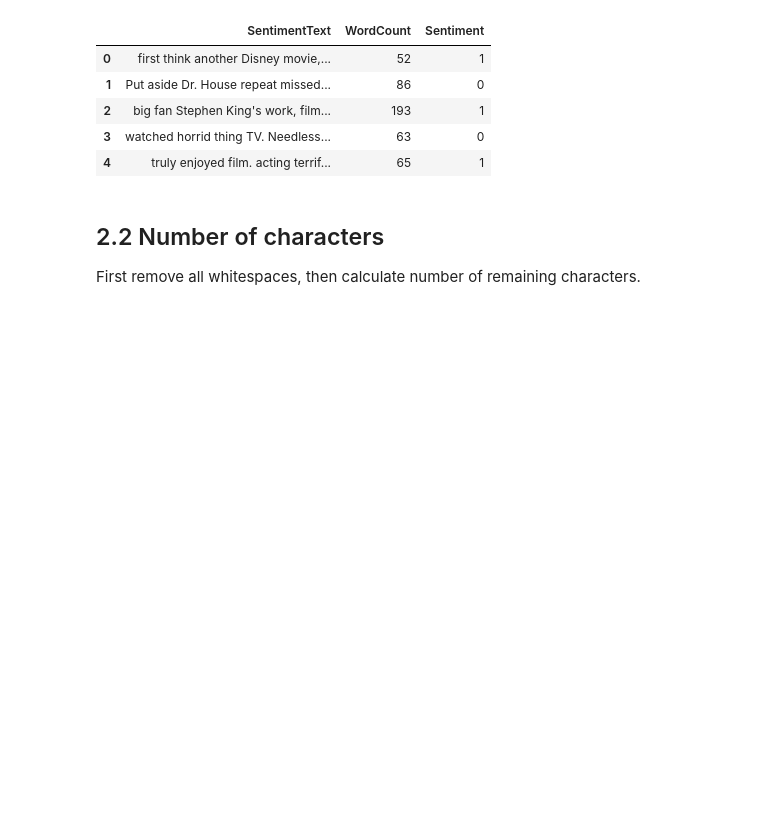
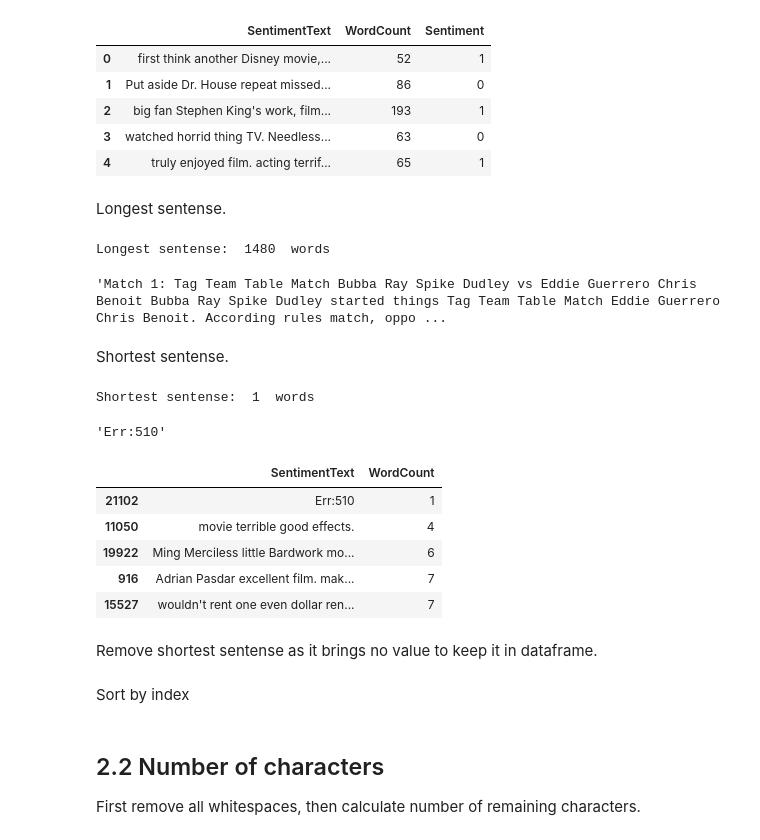
Before and after one commit to Mjauu/text-mining, a Jupyter notebook: sentiment-analysis.ipynb, the cells around one changed output. Cells and saved outputs as stored; diff of their text form; code cells hidden in the pictures; blank space fills up the shorter version.

```diff
--- a/sentiment-analysis.ipynb
+++ b/sentiment-analysis.ipynb
@@ -123,3 +132,31 @@ data[['SentimentText','WordCount','Sentiment']].head()
 | 2 | big fan Stephen King's work, film... | 193 | 1 |
 | 3 | watched horrid thing TV. Needless... | 63 | 0 |
 | 4 | truly enjoyed film. acting terrif... | 65 | 1 |
+# %% [markdown]
+Longest sentense.
+# %%
+print('Longest sentense: ', data.loc[data['WordCount'].idxmax(), 'WordCount'], ' words')
+data.loc[data['WordCount'].idxmax(), 'SentimentText']
+# %% [output]
+Longest sentense:  1480  words
+'Match 1: Tag Team Table Match Bubba Ray Spike Dudley vs Eddie Guerrero Chris Benoit Bubba Ray Spike Dudley started things Tag Team Table Match Eddie Guerrero Chris Benoit. According rules match, oppo ...
+# %% [markdown]
+Shortest sentense.
+# %%
+print('Shortest sentense: ', data.loc[data['WordCount'].idxmin(), 'WordCount'], ' words')
+data.loc[data['WordCount'].idxmin(), 'SentimentText']
+# %% [output]
+Shortest sentense:  1  words
+'Err:510'
+# %%
+data.sort_values(by=['WordCount'], inplace=True)
+data[['SentimentText','WordCount']].head()
+# %% [output]
+|  | SentimentText | WordCount |
+| 21102 | Err:510 | 1 |
+| 11050 | movie terrible good effects. | 4 |
+| 19922 | Ming Merciless little Bardwork mo... | 6 |
+| 916 | Adrian Pasdar excellent film. mak... | 7 |
+| 15527 | wouldn't rent one even dollar ren... | 7 |
+# %% [markdown]
+Remove shortest sentense as it brings no value to keep it in dataframe.
@@ -125,0 +165,2 @@ data[['SentimentText','WordCount','Sentiment']].head()
+# %% [markdown]
+Sort by index
```
Also changed, not shown: parts of 42 cells of this notebook.
